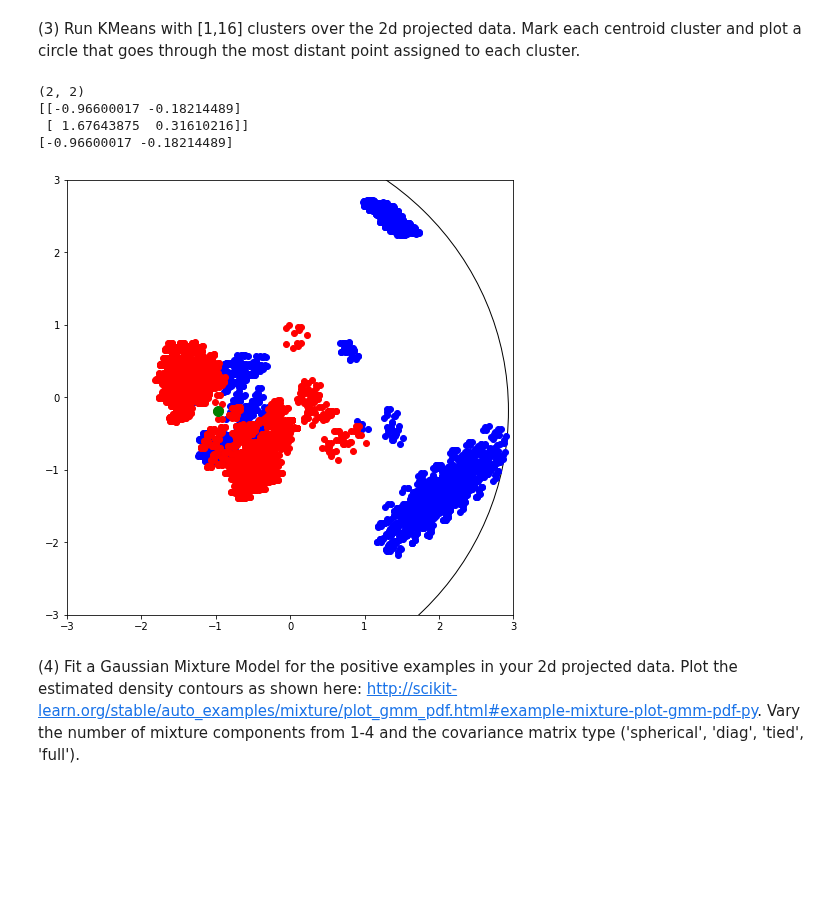
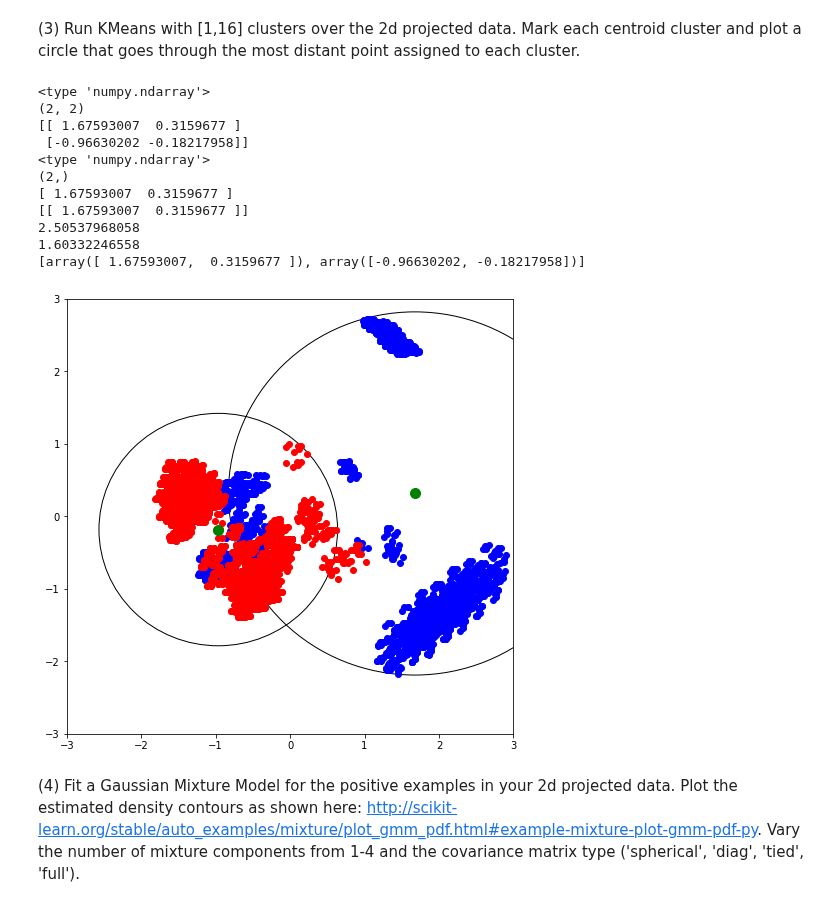
Before and after one commit to dan55/machine_learning, a Jupyter notebook: daniel_elkin_p3.ipynb, the cells around one changed output. Saved outputs shown, nothing was run; the diff lists cells and outputs as text; code cells hidden in the pictures; blank space fills up the shorter version.

Commit message:
some progress on plotting multiple clusters

```diff
--- a/daniel_elkin_p3.ipynb
+++ b/daniel_elkin_p3.ipynb
@@ -147,47 +147,52 @@ projected_data = plt.plot(poison[:, 0], poison[:, 1], 'bo', nonpoison[:, 0], non
 # %%
 #def P3():
 ### STUDENT START ###
 
 def k_means_cluster(num_clusters):
     # get the clusters
     km = KMeans(n_clusters=num_clusters, init='k-means++')
     clusters = km.fit(reduced_data)
-    print clusters.cluster_centers_.shape
-    print clusters.cluster_centers_
 
     # set the figure size and axes values appropriately
     plt.figure(figsize =(8, 8))
     plt.axis([-3, 3, -3, 3])
 
     # copy-pasta - plotting all the data
     plt.plot(poison[:, 0], poison[:, 1], 'bo', nonpoison[:, 0], nonpoison[:, 1], 'ro',)
 
-    # plot the centers of the clusters
-    centers = [cc for cc in clusters.cluster_centers_]
-    center = clusters.cluster_centers_[0]
-    print center
-    plt.plot(center[0], center[1], 'go', markersize=10)
+    # plotting
+    for i, center in enumerate(clusters.cluster_centers_):
 
-    # plot a circle around the center with a radius
-    # that equals the distance to the farthest point
-    # from the center in the cluster
-    radius = metrics.pairwise_distances(clusters.cluster_centers_, reduced_data).max()
-    circle = plt.Circle(center, radius, fill=False)
-    fig = plt.gcf()
-    ax = fig.gca()
-    ax.add_artist(circle)
+        # plot the center of this cluster
+        plt.plot(center[0], center[1], 'go', markersize=10)
 
+        # determine the farthest point from the center in this cluster
+        points_in_cluster = np.where(clusters.labels_ == i)
+        radius = metrics.pairwise_distances(center.reshape(1,2), reduced_data[points_in_cluster]).max()
+
+        # plot a circle with a radius equal to that distance
+        circle = plt.Circle(center, radius, fill=False)
+        fig = plt.gcf()
+        ax = fig.gca()
+        ax.add_artist(circle)
 
 k_means_cluster(2)
 ### STUDENT END ###
 
 #P3()
 # %% [output]
+<type 'numpy.ndarray'>
 (2, 2)
-[[-0.96600017 -0.18214489]
- [ 1.67643875  0.31610216]]
-[-0.96600017 -0.18214489]
+[[ 1.67593007  0.3159677 ]
+ [-0.96630202 -0.18217958]]
+<type 'numpy.ndarray'>
+(2,)
+[ 1.67593007  0.3159677 ]
+[[ 1.67593007  0.3159677 ]]
+2.50537968058
+1.60332246558
+[array([ 1.67593007,  0.3159677 ]), array([-0.96630202, -0.18217958])]
-[figure, old version]
+[figure, new version]
 # %% [markdown]
 (4) Fit a Gaussian Mixture Model for the positive examples in your 2d projected data. Plot the estimated density contours as shown here: http://scikit-learn.org/stable/auto_examples/mixture/plot_gmm_pdf.html#example-mixture-plot-gmm-pdf-py. Vary the number of mixture components from 1-4 and the covariance matrix type ('spherical', 'diag', 'tied', 'full').
 # %%
```
